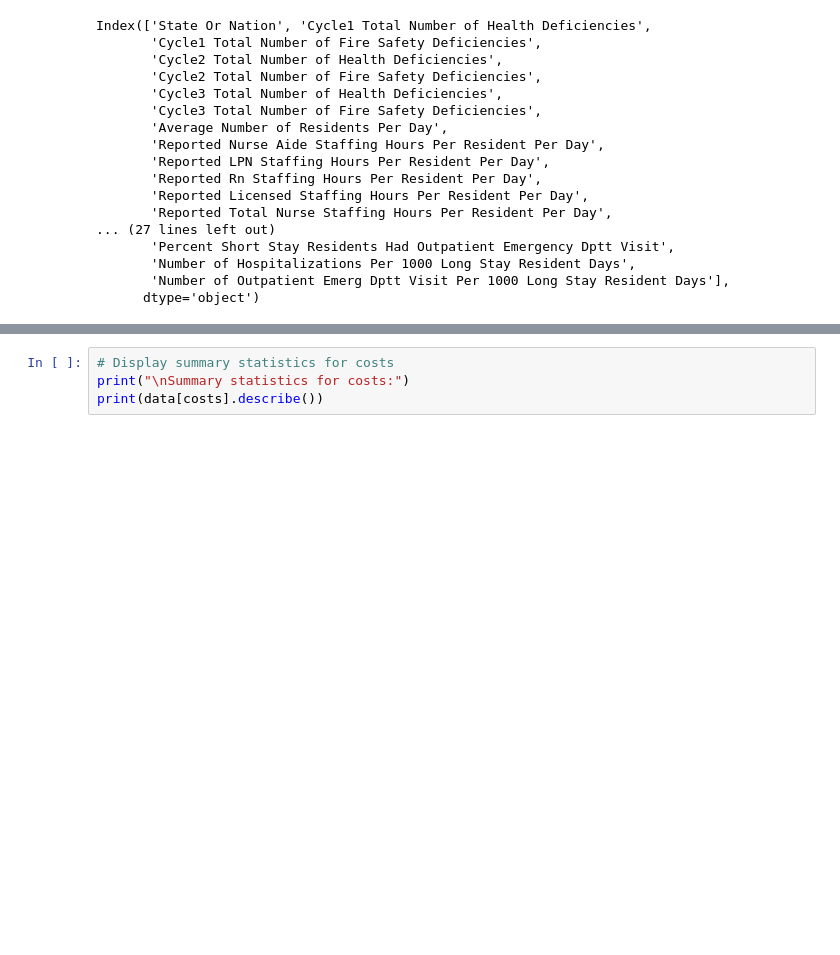
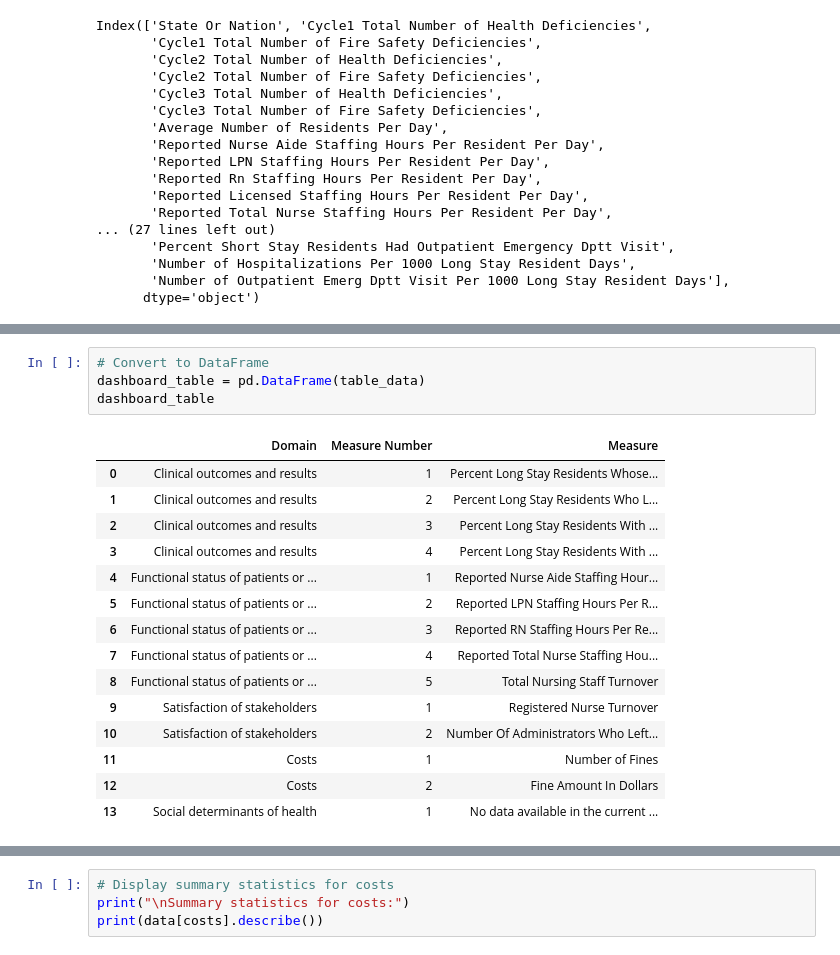
Before and after one commit to albertokabore/datafun_review_2, a Jupyter notebook: Albert.ipynb, the cells around one changed output, grey strips where cells are left out. Saved outputs shown, nothing was run; the diff lists cells and outputs as text; blank space fills up the shorter version.

```diff
--- a/Albert.ipynb
+++ b/Albert.ipynb
@@ -149,0 +163,20 @@ costs = [
+# %%
+# Convert to DataFrame
+dashboard_table = pd.DataFrame(table_data)
+dashboard_table
+# %% [output]
+|  | Domain | Measure Number | Measure |
+| 0 | Clinical outcomes and results | 1 | Percent Long Stay Residents Whose... |
+| 1 | Clinical outcomes and results | 2 | Percent Long Stay Residents Who L... |
+| 2 | Clinical outcomes and results | 3 | Percent Long Stay Residents With ... |
+| 3 | Clinical outcomes and results | 4 | Percent Long Stay Residents With ... |
+| 4 | Functional status of patients or ... | 1 | Reported Nurse Aide Staffing Hour... |
+| 5 | Functional status of patients or ... | 2 | Reported LPN Staffing Hours Per R... |
+| 6 | Functional status of patients or ... | 3 | Reported RN Staffing Hours Per Re... |
+| 7 | Functional status of patients or ... | 4 | Reported Total Nurse Staffing Hou... |
+| 8 | Functional status of patients or ... | 5 | Total Nursing Staff Turnover |
+| 9 | Satisfaction of stakeholders | 1 | Registered Nurse Turnover |
+| 10 | Satisfaction of stakeholders | 2 | Number Of Administrators Who Left... |
+| 11 | Costs | 1 | Number of Fines |
+| 12 | Costs | 2 | Fine Amount In Dollars |
+| 13 | Social determinants of health | 1 | No data available in the current ... |
```
Also changed, not shown: parts of 7 cells of this notebook.
